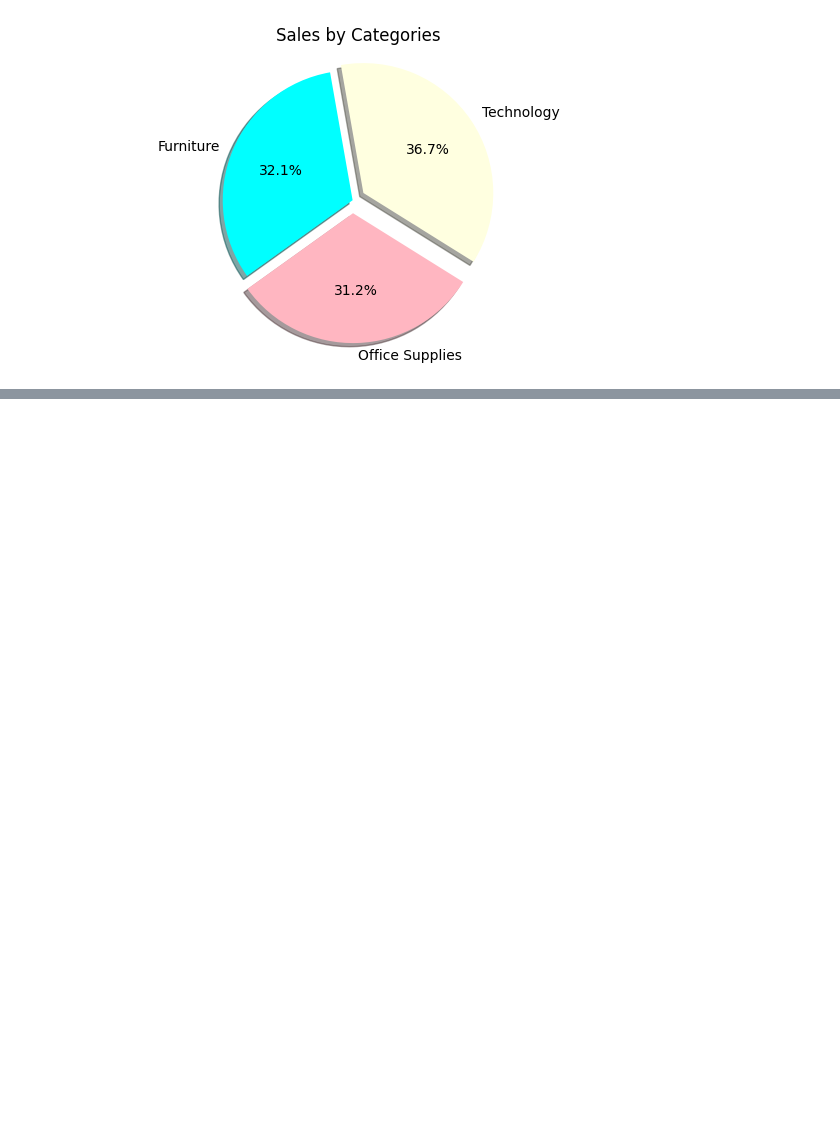
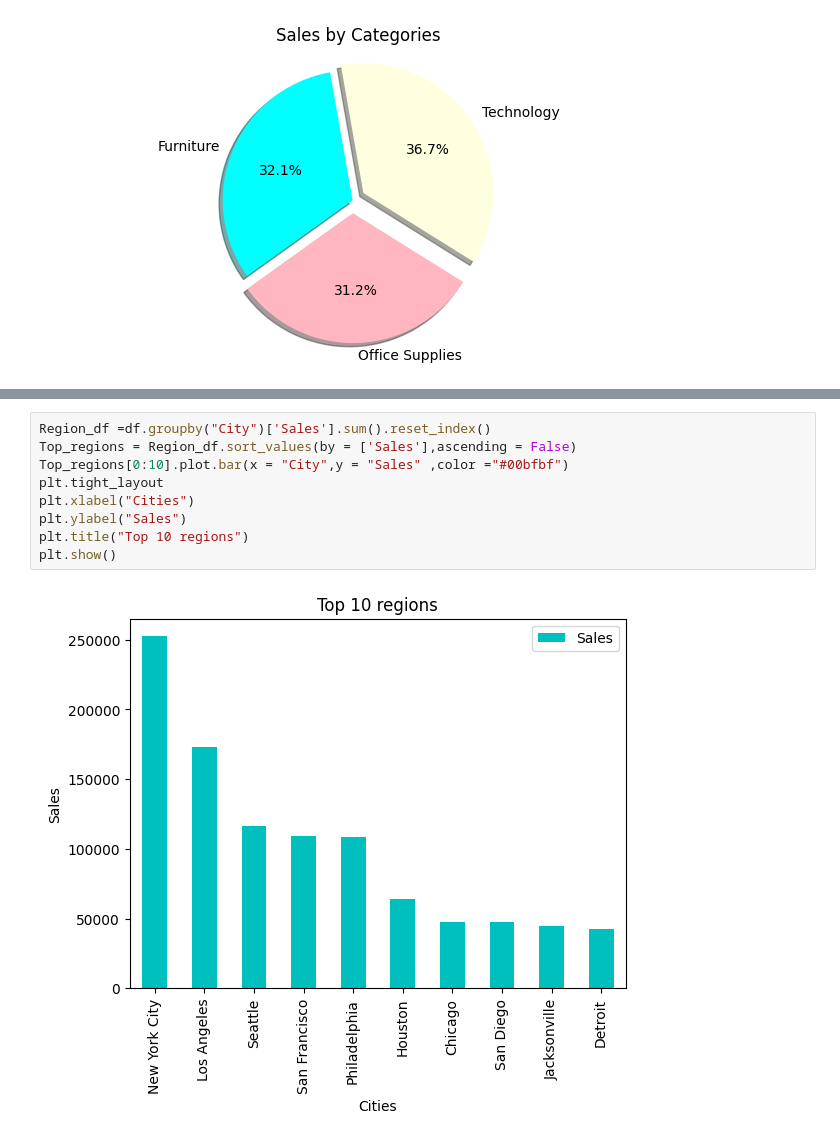
Before and after one commit to RimpleDabas/Sales_Analysis, a Jupyter notebook: Sales_eda.ipynb, the cells around one changed output, grey strips where cells are left out. Saved outputs shown, nothing was run; the diff lists cells and outputs as text; blank space fills up the shorter version.

```diff
--- a/Sales_eda.ipynb
+++ b/Sales_eda.ipynb
@@ -119,0 +134,11 @@ plt.show()
+# %%
+Region_df =df.groupby("City")['Sales'].sum().reset_index()
+Top_regions = Region_df.sort_values(by = ['Sales'],ascending = False)
+Top_regions[0:10].plot.bar(x = "City",y = "Sales" ,color ="#00bfbf")
+plt.tight_layout
+plt.xlabel("Cities")
+plt.ylabel("Sales")
+plt.title("Top 10 regions")
+plt.show()
+# %% [output]
+[figure, added]
```
Also changed, not shown: parts of 2 cells of this notebook.
